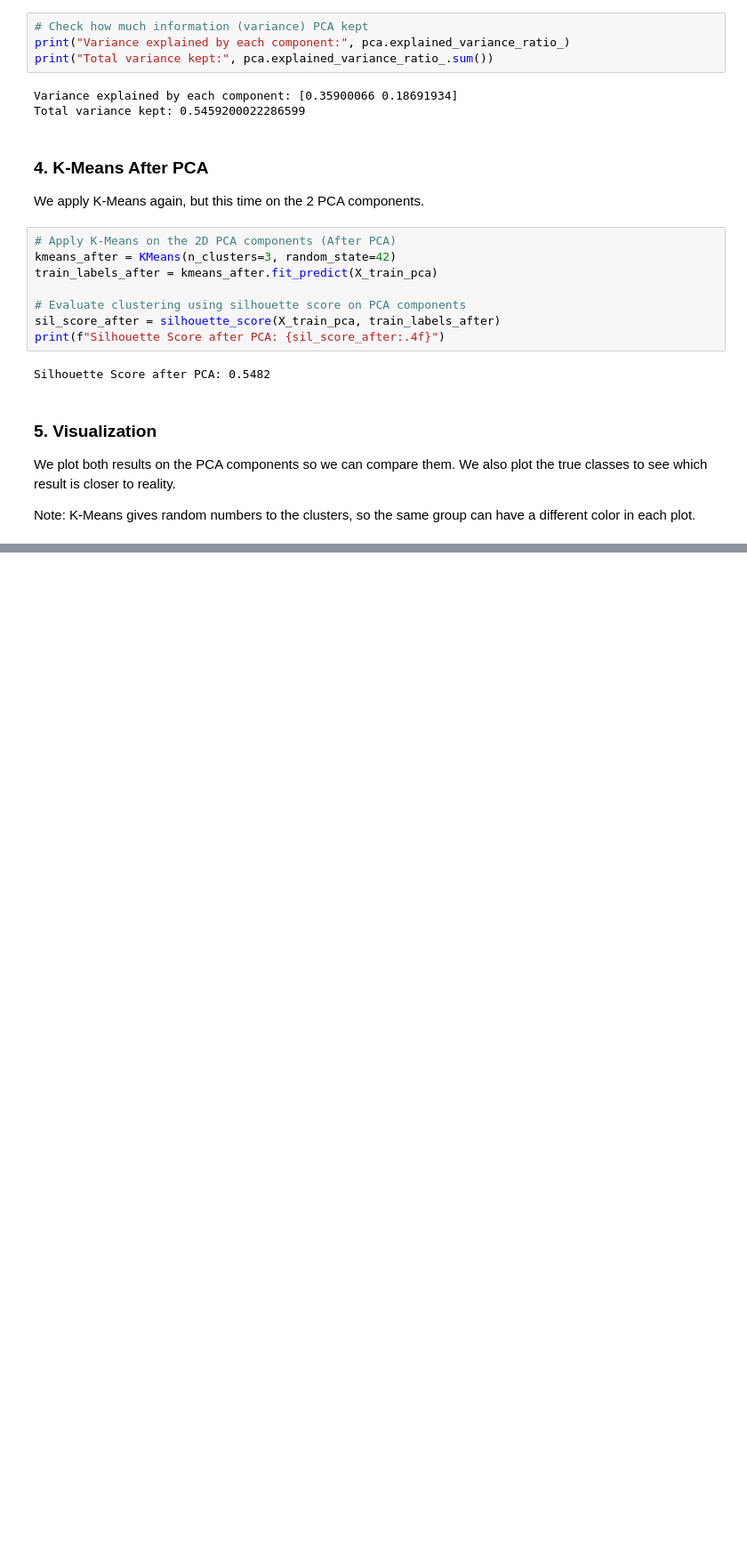
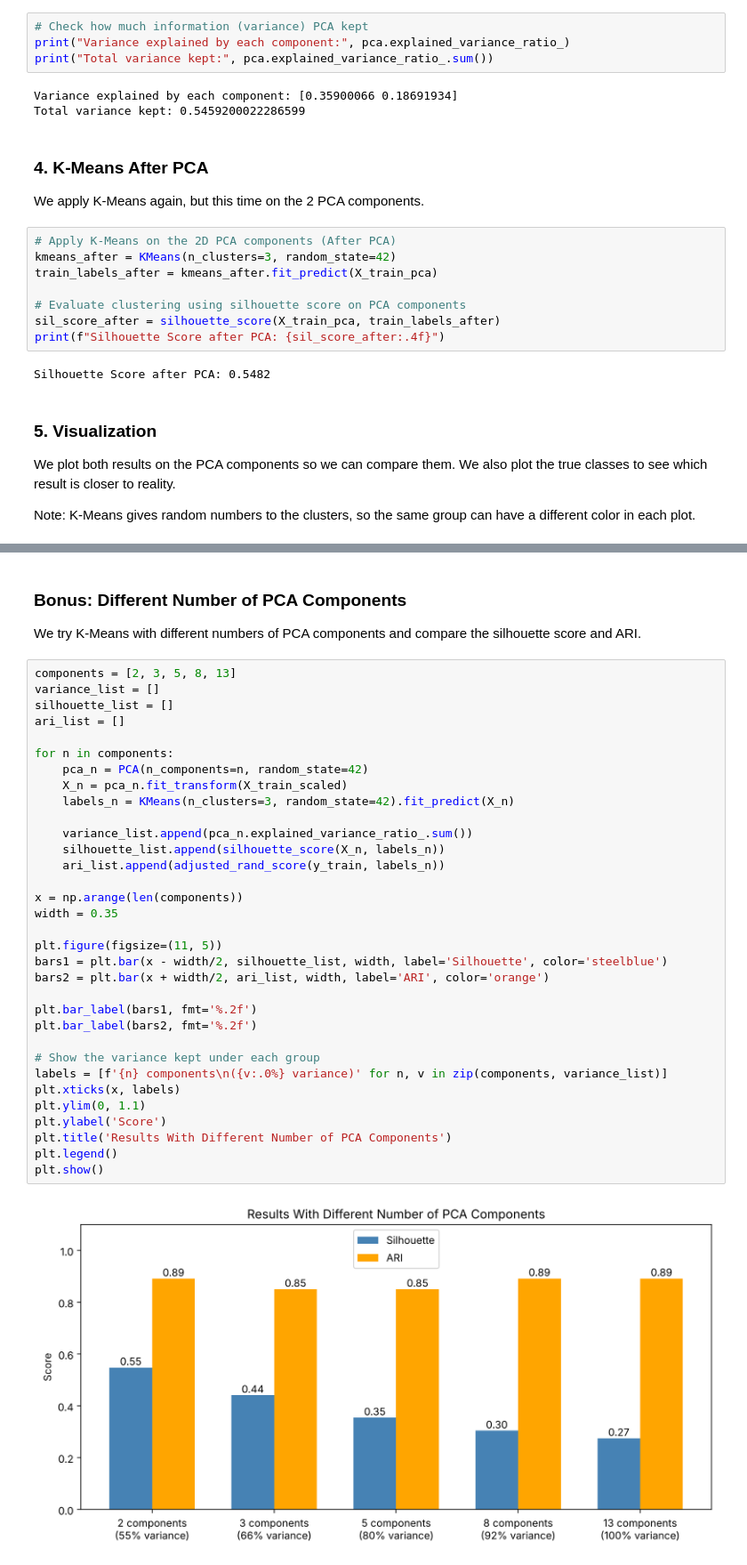
Before and after one commit to JanaAlzobidi/Machine-Learning-Projects, a Jupyter notebook: Unit-5-Unsupervised-Learning/Clustering-Before-and-After-PCA/Evaluating_Clustering_Before_and_After_PCA.ipynb, the cells around one changed output, grey strips where cells are left out. Shown at 89% size. Saved outputs shown, nothing was run; the diff lists cells and outputs as text; blank space fills up the shorter version.

Commit message:
Added clustering

```diff
--- a/Unit-5-Unsupervised-Learning/Clustering-Before-and-After-PCA/Evaluating_Clustering_Before_and_After_PCA.ipynb
+++ b/Unit-5-Unsupervised-Learning/Clustering-Before-and-After-PCA/Evaluating_Clustering_Before_and_After_PCA.ipynb
@@ -243,0 +186,38 @@ plt.show()
+# %% [markdown]
+### Bonus: Different Number of PCA Components
+We try K-Means with different numbers of PCA components and compare the silhouette score and ARI.
+# %%
+components = [2, 3, 5, 8, 13]
+variance_list = []
+silhouette_list = []
+ari_list = []
+
+for n in components:
+    pca_n = PCA(n_components=n, random_state=42)
+    X_n = pca_n.fit_transform(X_train_scaled)
+    labels_n = KMeans(n_clusters=3, random_state=42).fit_predict(X_n)
+
+    variance_list.append(pca_n.explained_variance_ratio_.sum())
+    silhouette_list.append(silhouette_score(X_n, labels_n))
+    ari_list.append(adjusted_rand_score(y_train, labels_n))
+
+x = np.arange(len(components))
+width = 0.35
+
+plt.figure(figsize=(11, 5))
+bars1 = plt.bar(x - width/2, silhouette_list, width, label='Silhouette', color='steelblue')
+bars2 = plt.bar(x + width/2, ari_list, width, label='ARI', color='orange')
+
+plt.bar_label(bars1, fmt='%.2f')
+plt.bar_label(bars2, fmt='%.2f')
+
+# Show the variance kept under each group
+labels = [f'{n} components\n({v:.0%} variance)' for n, v in zip(components, variance_list)]
+plt.xticks(x, labels)
+plt.ylim(0, 1.1)
+plt.ylabel('Score')
+plt.title('Results With Different Number of PCA Components')
+plt.legend()
+plt.show()
+# %% [output]
+[figure, added]
```
Also changed, not shown: parts of 20 cells of this notebook.
